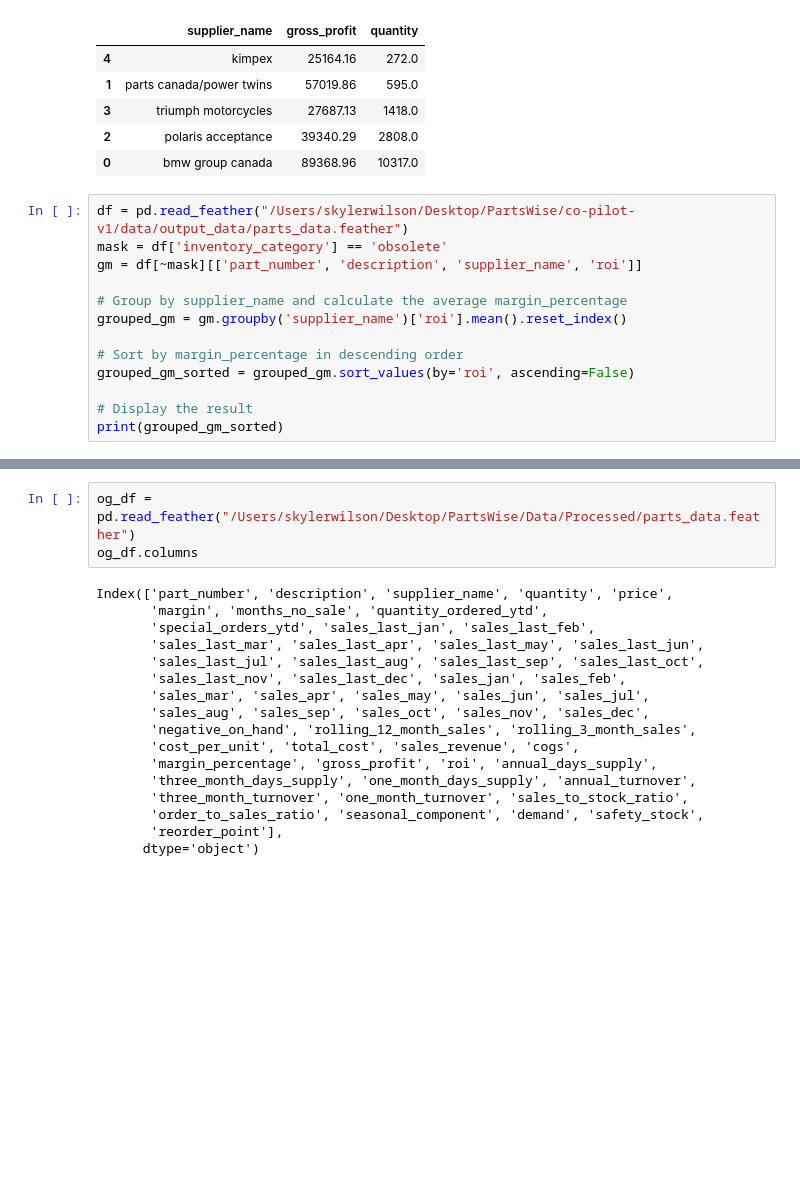
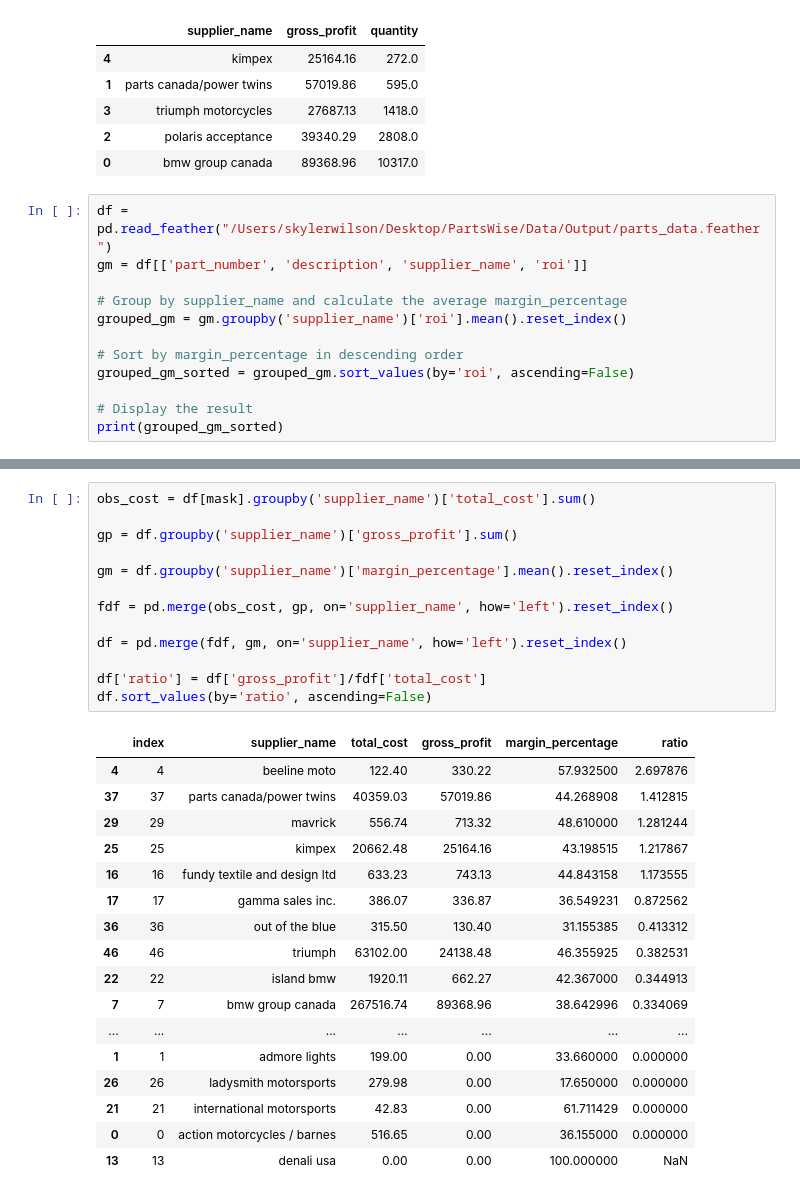
Before and after one commit to skyler22wilson/co-pilot-v1, a Jupyter notebook: notebooks/business_insights.ipynb, the cells around one changed output, grey strips where cells are left out. Drawn from its saved outputs; the diff is of its cells as text; blank space fills up the shorter version.

```diff
--- a/notebooks/business_insights.ipynb
+++ b/notebooks/business_insights.ipynb
@@ -596,9 +118,8 @@ result
 | 2 | polaris acceptance | 39340.29 | 2808.0 |
 | 0 | bmw group canada | 89368.96 | 10317.0 |
 # %%
-df = pd.read_feather("/Users/skylerwilson/Desktop/PartsWise/co-pilot-v1/data/output_data/parts_data.feather")
-mask = df['inventory_category'] == 'obsolete'
-gm = df[~mask][['part_number', 'description', 'supplier_name', 'roi']]
+df = pd.read_feather("/Users/skylerwilson/Desktop/PartsWise/Data/Output/parts_data.feather")
+gm = df[['part_number', 'description', 'supplier_name', 'roi']]
 
 # Group by supplier_name and calculate the average margin_percentage
 grouped_gm = gm.groupby('supplier_name')['roi'].mean().reset_index()
@@ -645,20 +150,31 @@ df = pd.read_feather("/Users/skylerwilson/Desktop/PartsWise/co-pilot-v1/data/out
-# %%
-og_df = pd.read_feather("/Users/skylerwilson/Desktop/PartsWise/Data/Processed/parts_data.feather")
-og_df.columns
-# %% [output]
-Index(['part_number', 'description', 'supplier_name', 'quantity', 'price',
-       'margin', 'months_no_sale', 'quantity_ordered_ytd',
-       'special_orders_ytd', 'sales_last_jan', 'sales_last_feb',
-       'sales_last_mar', 'sales_last_apr', 'sales_last_may', 'sales_last_jun',
-       'sales_last_jul', 'sales_last_aug', 'sales_last_sep', 'sales_last_oct',
-       'sales_last_nov', 'sales_last_dec', 'sales_jan', 'sales_feb',
-       'sales_mar', 'sales_apr', 'sales_may', 'sales_jun', 'sales_jul',
-       'sales_aug', 'sales_sep', 'sales_oct', 'sales_nov', 'sales_dec',
-       'negative_on_hand', 'rolling_12_month_sales', 'rolling_3_month_sales',
-       'cost_per_unit', 'total_cost', 'sales_revenue', 'cogs',
-       'margin_percentage', 'gross_profit', 'roi', 'annual_days_supply',
-       'three_month_days_supply', 'one_month_days_supply', 'annual_turnover',
-       'three_month_turnover', 'one_month_turnover', 'sales_to_stock_ratio',
-       'order_to_sales_ratio', 'seasonal_component', 'demand', 'safety_stock',
-       'reorder_point'],
-      dtype='object')
+# %%
+obs_cost = df[mask].groupby('supplier_name')['total_cost'].sum()
+
+gp = df.groupby('supplier_name')['gross_profit'].sum()
+
+gm = df.groupby('supplier_name')['margin_percentage'].mean().reset_index()
+
+fdf = pd.merge(obs_cost, gp, on='supplier_name', how='left').reset_index()
+
+df = pd.merge(fdf, gm, on='supplier_name', how='left').reset_index()
+
+df['ratio'] = df['gross_profit']/fdf['total_cost']
+df.sort_values(by='ratio', ascending=False)
+# %% [output]
+|  | index | supplier_name | total_cost | gross_profit | margin_percentage | ratio |
+| 4 | 4 | beeline moto | 122.40 | 330.22 | 57.932500 | 2.697876 |
+| 37 | 37 | parts canada/power twins | 40359.03 | 57019.86 | 44.268908 | 1.412815 |
+| 29 | 29 | mavrick | 556.74 | 713.32 | 48.610000 | 1.281244 |
+| 25 | 25 | kimpex | 20662.48 | 25164.16 | 43.198515 | 1.217867 |
+| 16 | 16 | fundy textile and design ltd | 633.23 | 743.13 | 44.843158 | 1.173555 |
+| 17 | 17 | gamma sales inc. | 386.07 | 336.87 | 36.549231 | 0.872562 |
+| 36 | 36 | out of the blue | 315.50 | 130.40 | 31.155385 | 0.413312 |
+| 46 | 46 | triumph | 63102.00 | 24138.48 | 46.355925 | 0.382531 |
+| 22 | 22 | island bmw | 1920.11 | 662.27 | 42.367000 | 0.344913 |
+| 7 | 7 | bmw group canada | 267516.74 | 89368.96 | 38.642996 | 0.334069 |
+| ... | ... | ... | ... | ... | ... | ... |
+| 1 | 1 | admore lights | 199.00 | 0.00 | 33.660000 | 0.000000 |
+| 26 | 26 | ladysmith motorsports | 279.98 | 0.00 | 17.650000 | 0.000000 |
+| 21 | 21 | international motorsports | 42.83 | 0.00 | 61.711429 | 0.000000 |
+| 0 | 0 | action motorcycles / barnes | 516.65 | 0.00 | 36.155000 | 0.000000 |
+| 13 | 13 | denali usa | 0.00 | 0.00 | 100.000000 | NaN |
```
Also changed, not shown: parts of 19 cells of this notebook, 1 other file.
